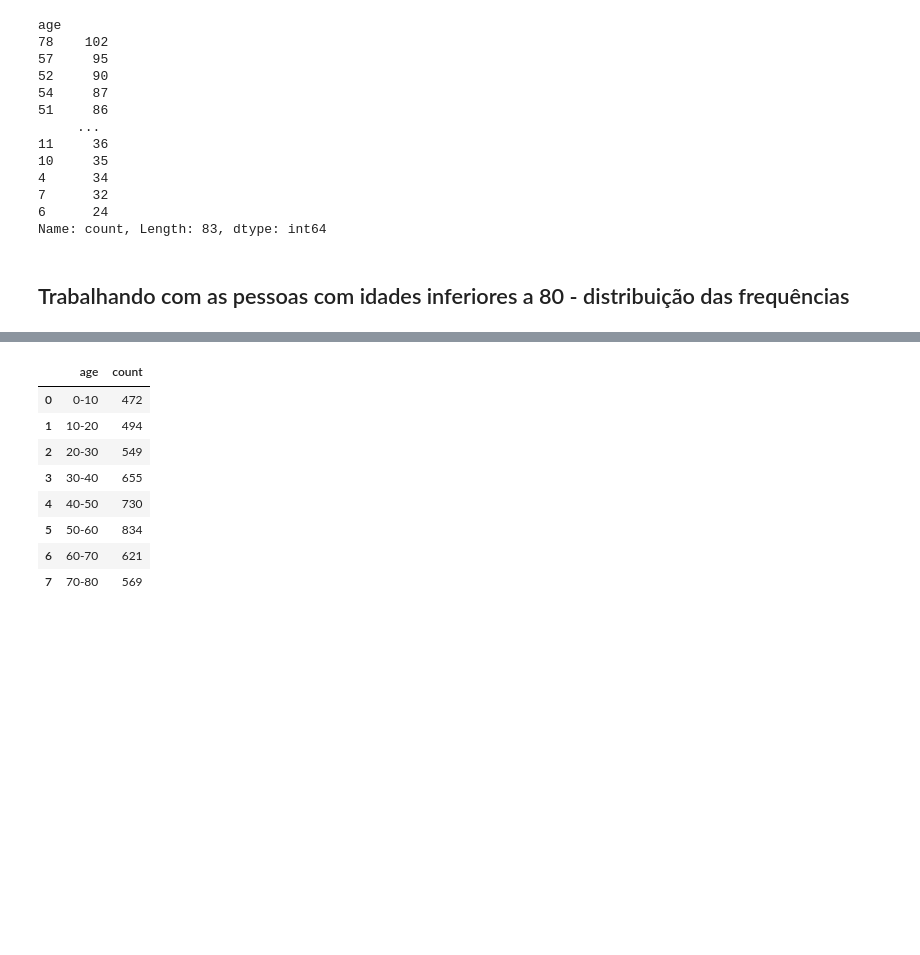
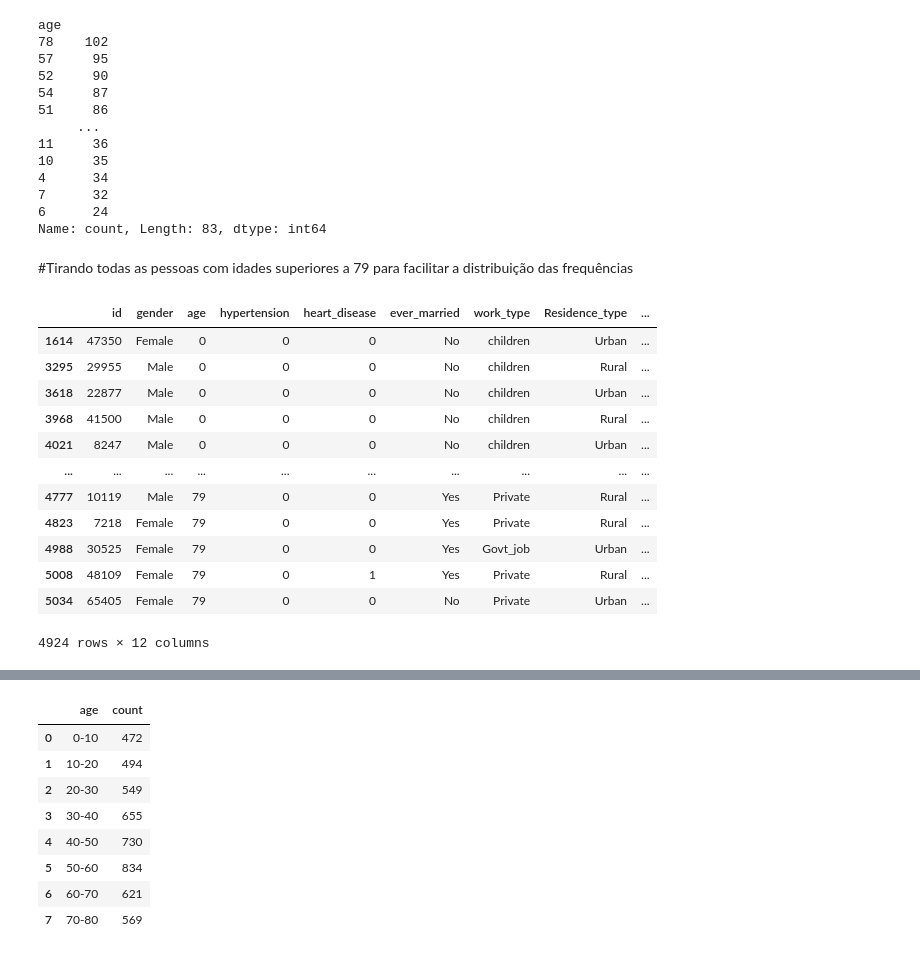
Before and after one commit to VerttB/stroke-analysis, a Jupyter notebook: frequencias.ipynb, the cells around one changed output, grey strips where cells are left out. Cells and saved outputs as stored; diff of their text form; code cells hidden in the pictures; blank space fills up the shorter version.

```diff
--- a/frequencias.ipynb
+++ b/frequencias.ipynb
@@ -45,7 +93,24 @@ age
 6      24
 Name: count, Length: 83, dtype: int64
 # %% [markdown]
-## Trabalhando com as pessoas com idades inferiores a 80 - distribuição das frequências
+#Tirando todas as pessoas com idades superiores a 79 para facilitar a distribuição das frequências
+# %%
+df_filtro = df.query('age < 80')
+df_filtro
+# %% [output]
+|  | id | gender | age | hypertension | heart_disease | ever_married | work_type | Residence_type | ... |
+| 1614 | 47350 | Female | 0 | 0 | 0 | No | children | Urban | ... |
+| 3295 | 29955 | Male | 0 | 0 | 0 | No | children | Rural | ... |
+| 3618 | 22877 | Male | 0 | 0 | 0 | No | children | Urban | ... |
+| 3968 | 41500 | Male | 0 | 0 | 0 | No | children | Rural | ... |
+| 4021 | 8247 | Male | 0 | 0 | 0 | No | children | Urban | ... |
+| ... | ... | ... | ... | ... | ... | ... | ... | ... | ... |
+| 4777 | 10119 | Male | 79 | 0 | 0 | Yes | Private | Rural | ... |
+| 4823 | 7218 | Female | 79 | 0 | 0 | Yes | Private | Rural | ... |
+| 4988 | 30525 | Female | 79 | 0 | 0 | Yes | Govt_job | Urban | ... |
+| 5008 | 48109 | Female | 79 | 0 | 1 | Yes | Private | Rural | ... |
+| 5034 | 65405 | Female | 79 | 0 | 0 | No | Private | Urban | ... |
+4924 rows × 12 columns
 # %%
 labels = [0,10,20,30,40,50,60,70]
 df_frequencia = df_filtro
```
Also changed, not shown: parts of 16 cells of this notebook.
